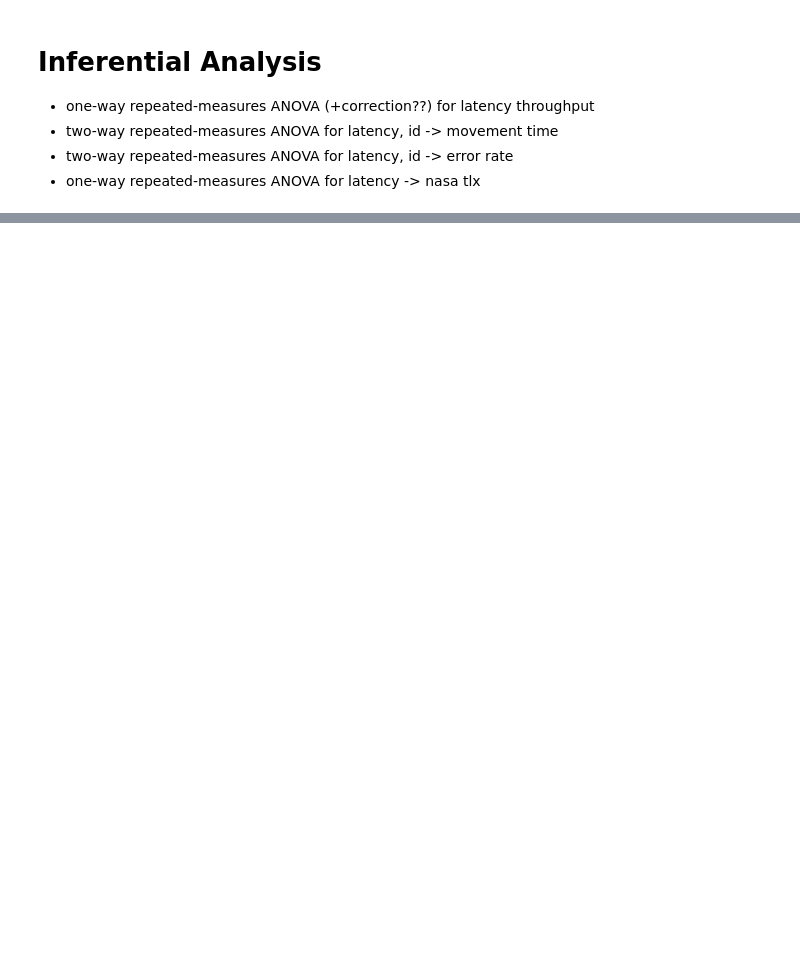
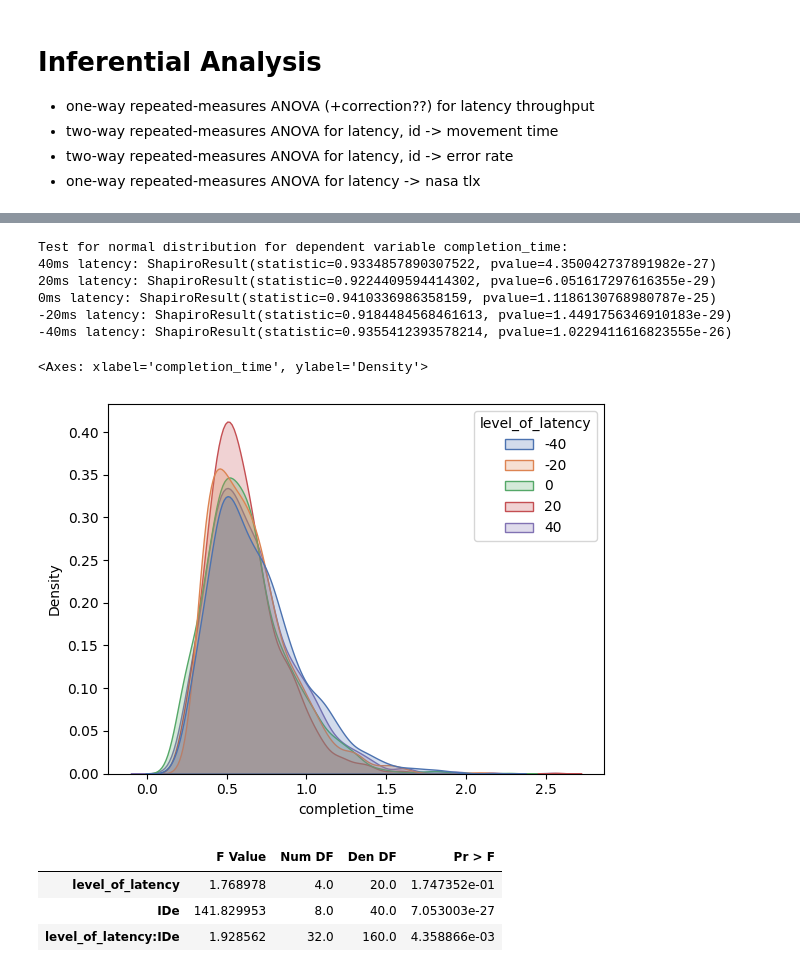
Before and after one commit to lucawoik/SpeedyMouseEvaluation, a Jupyter notebook: inferential_analysis.ipynb, the cells around one changed output, grey strips where cells are left out. Drawn from its saved outputs; the diff is of its cells as text; code cells hidden in the pictures; blank space fills up the shorter version.

```diff
--- a/inferential_analysis.ipynb
+++ b/inferential_analysis.ipynb
@@ -41,10 +164,0 @@ sns.kdeplot(data=clicks_df, x=dv, hue='level_of_latency', fill=True, palette='de
-# %%
-data_paper = df_annotation[df_annotation['medium'] == 'paper'][dv]
-data_PC = df_annotation[df_annotation['medium'] == 'PC'][dv]
-data_tablet = df_annotation[df_annotation['medium'] == 'tablet'][dv]
-
-f, p = friedmanchisquare(data_paper, data_PC, data_tablet)
-
-print(f'Friedman Results: f = {f:.3f}, p = {p:.8f}')
-# p wert kleiner als 0.001 wird nur als p < 0.001 dargestellt im paper
-# aus f wert effektgröße ausrechnen
@@ -59,3 +173,38 @@ print(AnovaRM(data=clicks_df, depvar='throughput',
+# %%
+# check if normal distribution (voraussetzung für anova (sonst nicht-parametrischer test))
+dv = 'completion_time'
+
+normal_40   = shapiro(throughput_df[throughput_df['level_of_latency'] == 40][dv])
+normal_20  = shapiro(throughput_df[throughput_df['level_of_latency'] == 20][dv])
+normal_0  = shapiro(throughput_df[throughput_df['level_of_latency'] == 0][dv])
+normal_neg20  = shapiro(throughput_df[throughput_df['level_of_latency'] == -20][dv])
+normal_neg40  = shapiro(throughput_df[throughput_df['level_of_latency'] == -40][dv])
+
+print(f'Test for normal distribution for dependent variable {dv}:')
+print(f'40ms latency: {normal_40}')
+print(f'20ms latency: {normal_20}')
+print(f'0ms latency: {normal_0}')
+print(f'-20ms latency: {normal_neg20}')
+print(f'-40ms latency: {normal_neg40}')
+
+sns.kdeplot(data=throughput_df, x=dv, hue='level_of_latency', fill=True, palette='deep')
+# alle normalverteilt
+# %% [output]
+Test for normal distribution for dependent variable completion_time:
+40ms latency: ShapiroResult(statistic=0.9334857890307522, pvalue=4.350042737891982e-27)
+20ms latency: ShapiroResult(statistic=0.9224409594414302, pvalue=6.051617297616355e-29)
+0ms latency: ShapiroResult(statistic=0.9410336986358159, pvalue=1.1186130768980787e-25)
+-20ms latency: ShapiroResult(statistic=0.9184484568461613, pvalue=1.4491756346910183e-29)
+-40ms latency: ShapiroResult(statistic=0.9355412393578214, pvalue=1.0229411616823555e-26)
+<Axes: xlabel='completion_time', ylabel='Density'>
+[figure, added]
 # %%
-print(AnovaRM(data=clicks_df, depvar='completion_time',
-              subject='participant_id', within=['level_of_latency', 'IDe']).fit())
+result = AnovaRM(data=throughput_df, depvar='completion_time',
+              subject='participant_id', within=['level_of_latency', 'IDe'], aggregate_func='mean').fit()
+result.anova_table
+# haupteffekt ide und interaktionseffekt
+# %% [output]
+|  | F Value | Num DF | Den DF | Pr > F |
+| level_of_latency | 1.768978 | 4.0 | 20.0 | 1.747352e-01 |
+| IDe | 141.829953 | 8.0 | 40.0 | 7.053003e-27 |
+| level_of_latency:IDe | 1.928562 | 32.0 | 160.0 | 4.358866e-03 |
```
Also changed, not shown: parts of 11 cells of this notebook.
